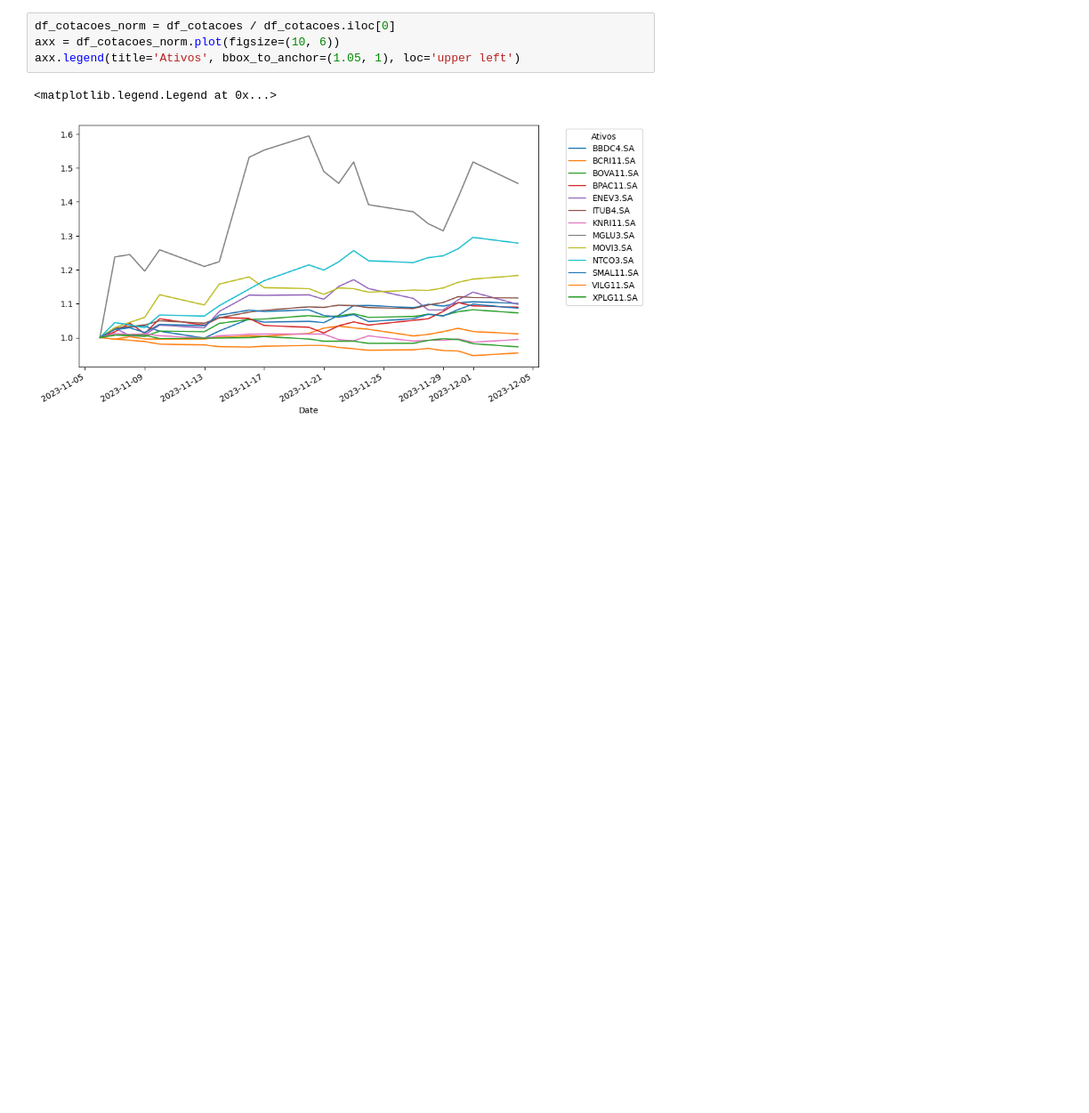
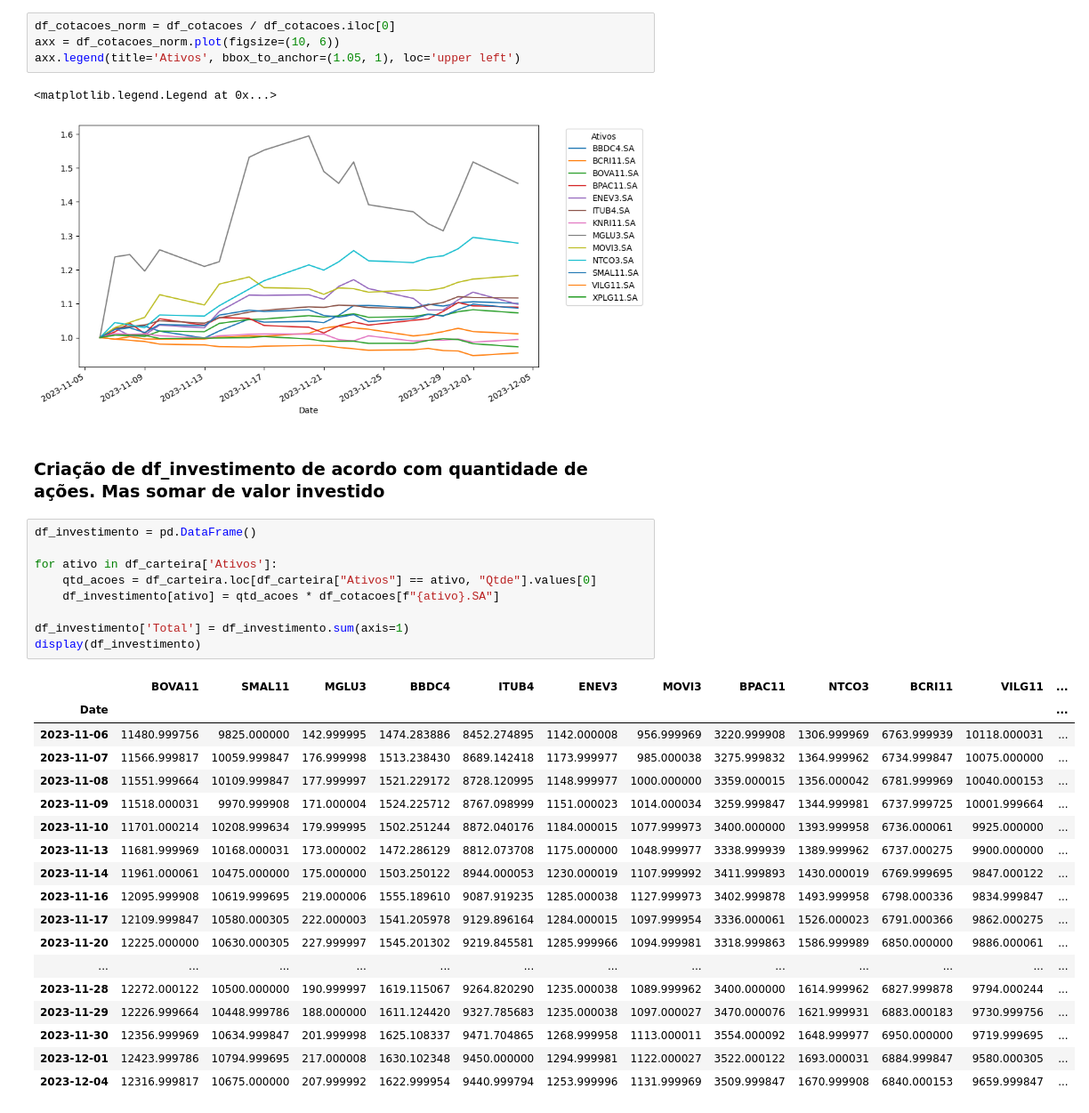
Before and after one commit to SousaNunesBS/analise-carteira-investimento, a Jupyter notebook: analise-investimento.ipynb, the cells around one changed output. Shown: that part at 89% size. Saved outputs shown, nothing was run; the diff lists cells and outputs as text; blank space fills up the shorter version.

Commit message:
padronização de valor investido

```diff
--- a/analise-investimento.ipynb
+++ b/analise-investimento.ipynb
@@ -127,3 +127,33 @@ axx.legend(title='Ativos', bbox_to_anchor=(1.05, 1), loc='upper left')
 # %% [output]
 <matplotlib.legend.Legend at 0x...>
 [figure]
+# %% [markdown]
+### Criação de df_investimento de acordo com quantidade de ações. Mas somar de valor investido
+# %%
+df_investimento = pd.DataFrame()
+
+for ativo in df_carteira['Ativos']:
+    qtd_acoes = df_carteira.loc[df_carteira["Ativos"] == ativo, "Qtde"].values[0]
+    df_investimento[ativo] = qtd_acoes * df_cotacoes[f"{ativo}.SA"]
+
+df_investimento['Total'] = df_investimento.sum(axis=1)
+display(df_investimento)
+# %% [output]
+|  | BOVA11 | SMAL11 | MGLU3 | BBDC4 | ITUB4 | ENEV3 | MOVI3 | BPAC11 | NTCO3 | BCRI11 | VILG11 | ... |
+| Date |  |  |  |  |  |  |  |  |  |  |  | ... |
+| 2023-11-06 | 11480.999756 | 9825.000000 | 142.999995 | 1474.283886 | 8452.274895 | 1142.000008 | 956.999969 | 3220.999908 | 1306.999969 | 6763.999939 | 10118.000031 | ... |
+| 2023-11-07 | 11566.999817 | 10059.999847 | 176.999998 | 1513.238430 | 8689.142418 | 1173.999977 | 985.000038 | 3275.999832 | 1364.999962 | 6734.999847 | 10075.000000 | ... |
+| 2023-11-08 | 11551.999664 | 10109.999847 | 177.999997 | 1521.229172 | 8728.120995 | 1148.999977 | 1000.000000 | 3359.000015 | 1356.000042 | 6781.999969 | 10040.000153 | ... |
+| 2023-11-09 | 11518.000031 | 9970.999908 | 171.000004 | 1524.225712 | 8767.098999 | 1151.000023 | 1014.000034 | 3259.999847 | 1344.999981 | 6737.999725 | 10001.999664 | ... |
+| 2023-11-10 | 11701.000214 | 10208.999634 | 179.999995 | 1502.251244 | 8872.040176 | 1184.000015 | 1077.999973 | 3400.000000 | 1393.999958 | 6736.000061 | 9925.000000 | ... |
+| 2023-11-13 | 11681.999969 | 10168.000031 | 173.000002 | 1472.286129 | 8812.073708 | 1175.000000 | 1048.999977 | 3338.999939 | 1389.999962 | 6737.000275 | 9900.000000 | ... |
+| 2023-11-14 | 11961.000061 | 10475.000000 | 175.000000 | 1503.250122 | 8944.000053 | 1230.000019 | 1107.999992 | 3411.999893 | 1430.000019 | 6769.999695 | 9847.000122 | ... |
+| 2023-11-16 | 12095.999908 | 10619.999695 | 219.000006 | 1555.189610 | 9087.919235 | 1285.000038 | 1127.999973 | 3402.999878 | 1493.999958 | 6798.000336 | 9834.999847 | ... |
+| 2023-11-17 | 12109.999847 | 10580.000305 | 222.000003 | 1541.205978 | 9129.896164 | 1284.000015 | 1097.999954 | 3336.000061 | 1526.000023 | 6791.000366 | 9862.000275 | ... |
+| 2023-11-20 | 12225.000000 | 10630.000305 | 227.999997 | 1545.201302 | 9219.845581 | 1285.999966 | 1094.999981 | 3318.999863 | 1586.999989 | 6850.000000 | 9886.000061 | ... |
+| ... | ... | ... | ... | ... | ... | ... | ... | ... | ... | ... | ... | ... |
+| 2023-11-28 | 12272.000122 | 10500.000000 | 190.999997 | 1619.115067 | 9264.820290 | 1235.000038 | 1089.999962 | 3400.000000 | 1614.999962 | 6827.999878 | 9794.000244 | ... |
+| 2023-11-29 | 12226.999664 | 10448.999786 | 188.000000 | 1611.124420 | 9327.785683 | 1235.000038 | 1097.000027 | 3470.000076 | 1621.999931 | 6883.000183 | 9730.999756 | ... |
+| 2023-11-30 | 12356.999969 | 10634.999847 | 201.999998 | 1625.108337 | 9471.704865 | 1268.999958 | 1113.000011 | 3554.000092 | 1648.999977 | 6950.000000 | 9719.999695 | ... |
+| 2023-12-01 | 12423.999786 | 10794.999695 | 217.000008 | 1630.102348 | 9450.000000 | 1294.999981 | 1122.000027 | 3522.000122 | 1693.000031 | 6884.999847 | 9580.000305 | ... |
+| 2023-12-04 | 12316.999817 | 10675.000000 | 207.999992 | 1622.999954 | 9440.999794 | 1253.999996 | 1131.999969 | 3509.999847 | 1670.999908 | 6840.000153 | 9659.999847 | ... |
```
